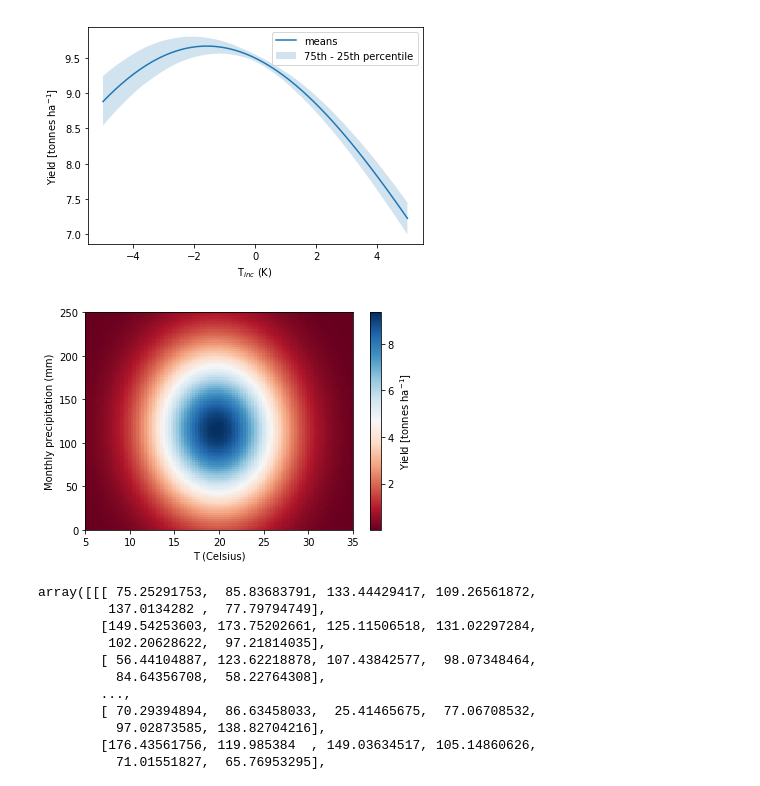
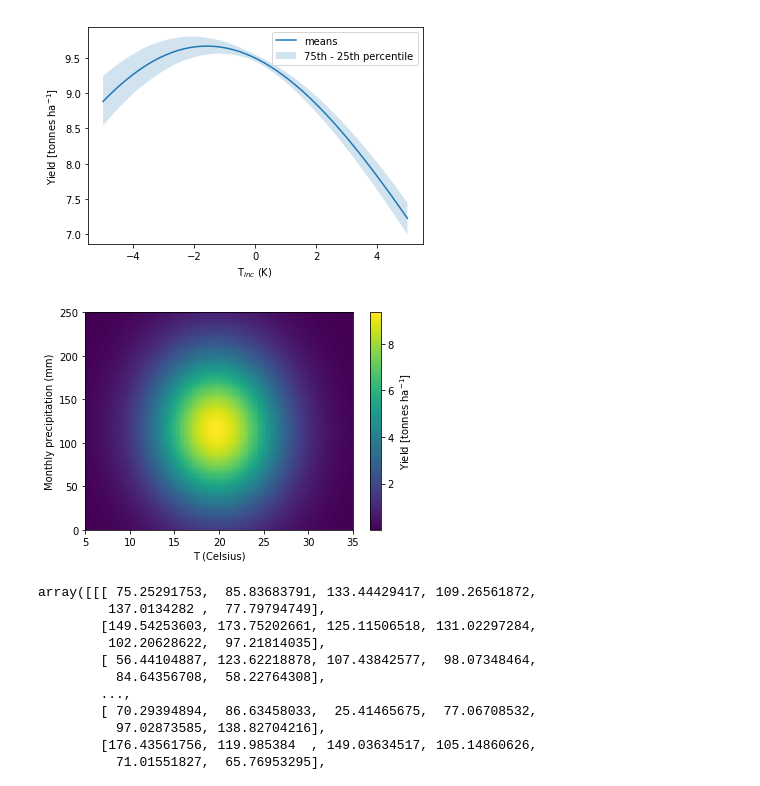
Before and after one commit to AnisaAubin/facynation, a Jupyter notebook: 6_Warming_impact.ipynb, the cells around one changed output. Drawn from its saved outputs; the diff is of its cells as text; code cells hidden in the pictures.

Commit message:
Latest figures for paper

```diff
--- a/6_Warming_impact.ipynb
+++ b/6_Warming_impact.ipynb
@@ -109,3 +109,6 @@ print('latest value in 2007 is {}'.format(slope * 2007 + intercept) )
 # %% [output]
 predicted value in 2019 is 11.151293266210757
 latest value in 2007 is 9.748564345238123
+# %%
+all_months = ['Jan', 'Feb', 'Mar', 'Apr', 'May', 'Jun', 'Jul', 'Aug', 'Sep', 'Oct', 'Nov', 'Dec']
+months = all_months[3:9]
@@ -111,0 +217,26 @@ latest value in 2007 is 9.748564345238123
+# %%
+
+for state in states:
+    precip_month_anoms = pd.read_table(
+        'Crop_data_files/maize_met_anoms/Maize_Spring_USA_{}_precip_anom_real.csv'.format(state))
+    temp_month_anoms = pd.read_table(
+        'Crop_data_files/maize_met_anoms/Maize_Spring_USA_{}_temp_anom_real.csv'.format(state))
+
+    yields_by_year = [yields_for_comp[yields_for_comp['Region'] == 'Maize_Spring_USA_{}'.format(state)
+                                     ][str(year)].iloc[0]
+                 for year in years]
+
+    #temp_mean =  np.nanmean(np.array(temp_month_anoms[all_months]))
+    temp_variance = np.nanstd(np.array(temp_month_anoms[all_months]))
+    #precip_mean =  np.nanmean(np.array(precip_month_anoms[all_months]))
+    precip_variance = np.nanstd(np.array(precip_month_anoms[all_months]))
+    yield_variance = np.nanstd(np.array(yields_by_year))
+
+    print("{} & {} & {} & {} \\\\ ".format(state,
+                                 #round(temp_mean, 2),
+                                 round(temp_variance, 2),
+                                 #round(precip_mean, 2),
+                                 round(precip_variance, 2),
+                                 round(yield_variance, 2)
+                                     )
+         )
@@ -126,18 +306,24 @@ states=['Indiana','Illinois', 'Ohio','Nebraska', 'Iowa','Minnesota']
 #Read in and add back mean temperature to get real temperature values
 temp_states=[]
 for i,s in enumerate(states):
-    maize_temp=pd.read_table('./Crop_data_files/maize_met_anoms/Maize_Spring_USA_'+s+'_temp_anom_real.csv')
+    maize_temp=pd.read_table('./Crop_data_files/maize_met_anoms/Maize_Spring_USA_'
+                             +s+'_temp_anom_real.csv')
     maize_temp.rename(columns = {'Unnamed: 0':'Year'}, inplace = True)
-    tmp=maize_temp.iloc[:,1:].add(clim_temp_maize[clim_temp_maize['Crop_season_location']== 'Maize_Spring_USA_'+states[0]].iloc[0,1:,])
+    tmp=maize_temp.iloc[:,1:].add(clim_temp_maize[
+        clim_temp_maize['Crop_season_location']== 'Maize_Spring_USA_'+states[0]
+                                                 ].iloc[0,1:,])
     temp_states.append(tmp)
 temp_states=pd.concat(temp_states,keys=states)
 
 #Read in and add back mean precipitation to get real precipitation values
 precip_states=[]
 for i,s in enumerate(states):
-    maize_precip=pd.read_table('./Crop_data_files/maize_met_anoms/Maize_Spring_USA_'+s+'_precip_anom_real.csv')
+    maize_precip=pd.read_table('./Crop_data_files/maize_met_anoms/Maize_Spring_USA_'
+                               +s+'_precip_anom_real.csv')
     maize_precip.rename(columns = {'Unnamed: 0':'Year'}, inplace = True)
-    tmp=maize_precip.iloc[:,1:].add(clim_precip_maize[clim_precip_maize['Crop_season_location']== 'Maize_Spring_USA_'+states[0]].iloc[0,1:,])
+    tmp=maize_precip.iloc[:,1:].add(clim_precip_maize[
+        clim_precip_maize['Crop_season_location']== 'Maize_Spring_USA_'+states[0]
+                                                     ].iloc[0,1:,])
     precip_states.append(tmp)
 precip_states=pd.concat(precip_states,keys=states)
 # %%
@@ -605,35 +791,35 @@ def yield_equal2(temp, precip, mu_t, sigma_t, mu_p, sigma_p, rho, norm):
                                                            + np.square((precip_6m[month] - mu_p)/sigma_p)
                                                            - (2*rho*(temp_6m[month]    - mu_t)
                                                                    *(precip_6m[month] - mu_p)
                                                              )
                                                               /(sigma_t*sigma_p)
                                                            )
                                       )
     return np.sum(dy)
 def z_func(X,Y):
     return yield_equal2(X, Y, 19.74, 5.17, 115.12, 62.57, -0.02, [1.56])
 z_func = np.vectorize(z_func)
 #Lets use the median
 
 Z = z_func(X, Y) # evaluation of the function on the grid
 
-im = ax.imshow(np.flip(Z, axis=0),cmap=cm.RdBu, extent=[t1,t2,p1,p2], aspect="auto") # drawing the function
+im = ax.imshow(np.flip(Z, axis=0),cmap="viridis", extent=[t1,t2,p1,p2], aspect="auto") # drawing the function
 # adding the Contour lines with labels
 #cset = contour(Z,arange(-1,1.5,0.2),linewidths=2,cmap=cm.Set2)
 #clabel(cset,inline=True,fmt='%1.1f',fontsize=10)
 
 cbar = fig.colorbar(im) # adding the colobar on the right
 cbar.set_label('Yield [tonnes ha$^{-1}$]')
 # latex fashion title
 #title('$z=(1-x^2+y^3) e^{-(x^2+y^2)/2}$')
 
 ax.set_xlabel('T (Celsius)')
 ax.set_ylabel('Monthly precipitation (mm)')
 
 plt.savefig('./figs/2d_2.pdf')
 plt.savefig('./figs/2d_2.png')
 # %% [output]
-[figure, old version]
+[figure, new version]
 # %%
 data2['d_precip']
 # %% [output]
```
Also changed, not shown: parts of 23 cells of this notebook, 1 other file.
